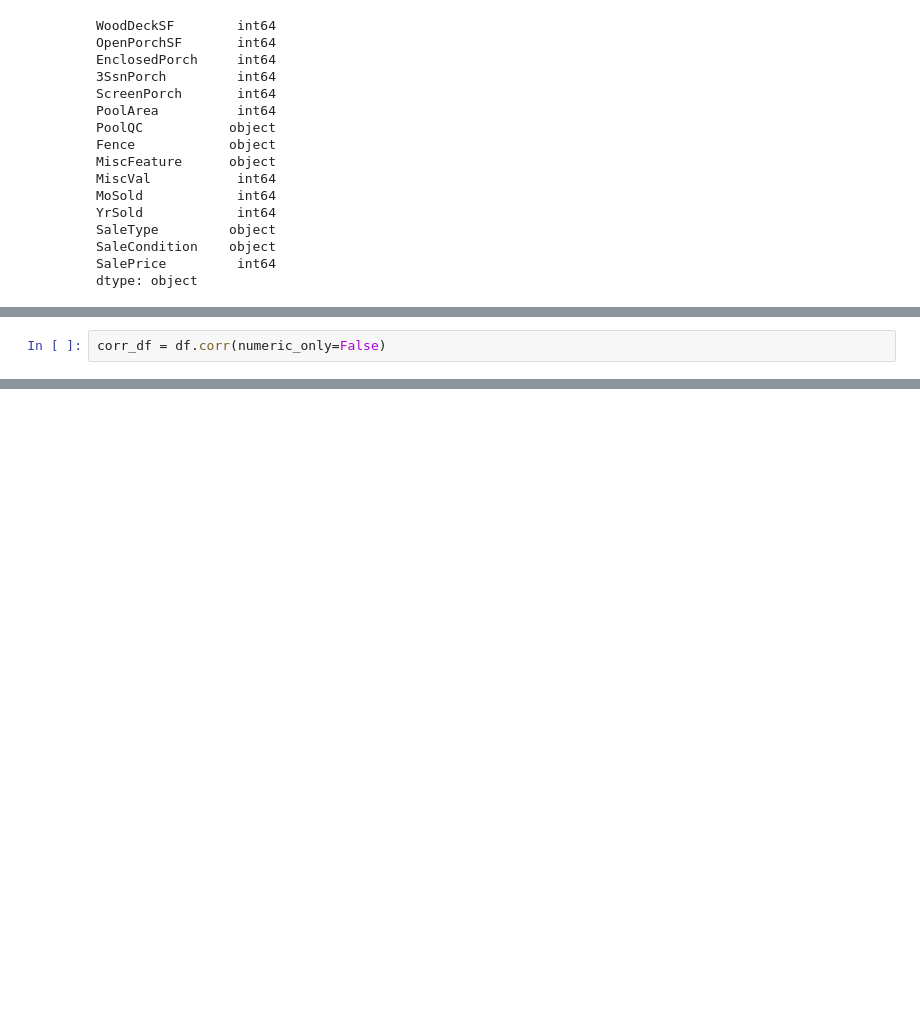
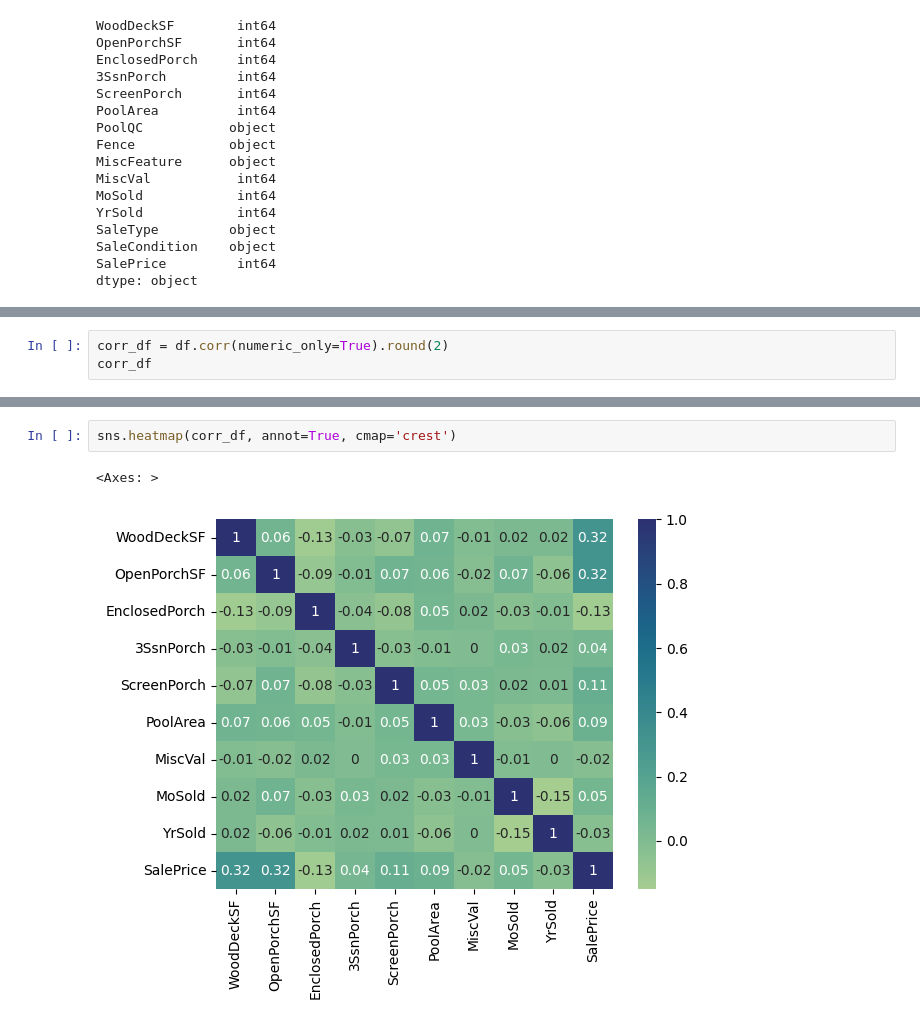
Before and after one commit to kumquat42/20231020_DataViz, a Jupyter notebook: 20231018_Dataviz_mel.ipynb, the cells around one changed output, grey strips where cells are left out. Drawn from its saved outputs; the diff is of its cells as text; blank space fills up the shorter version.

```diff
--- a/20231018_Dataviz_mel.ipynb
+++ b/20231018_Dataviz_mel.ipynb
@@ -161,3 +187,4 @@ dtype: object
 # %%
-corr_df = df.corr(numeric_only=False)
+corr_df = df.corr(numeric_only=True).round(2)
+corr_df
 # %% [output]
@@ -164,0 +202,5 @@ ValueError: could not convert string to float: 'Ex'
+# %%
+sns.heatmap(corr_df, annot=True, cmap='crest')
+# %% [output]
+<Axes: >
+[figure, added]
```
Also changed, not shown: parts of 30 cells of this notebook.
